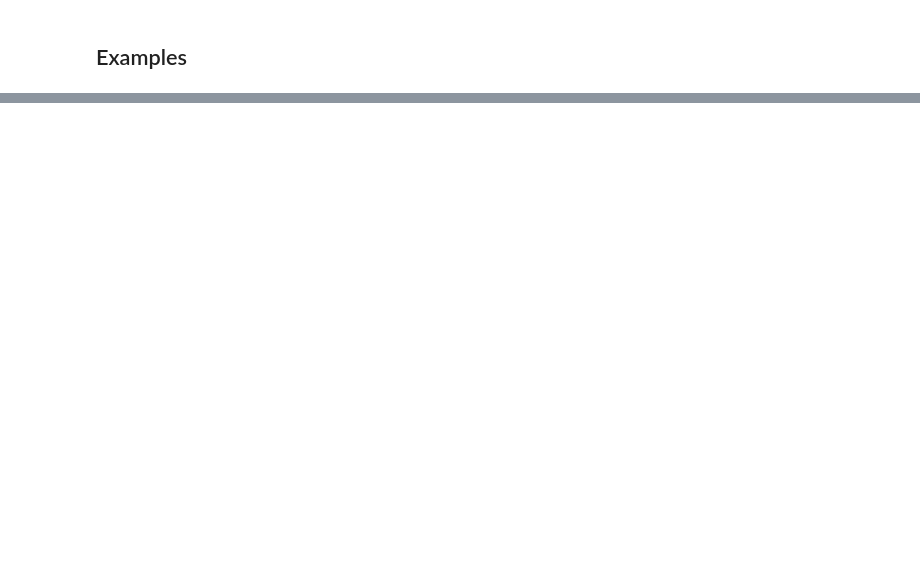
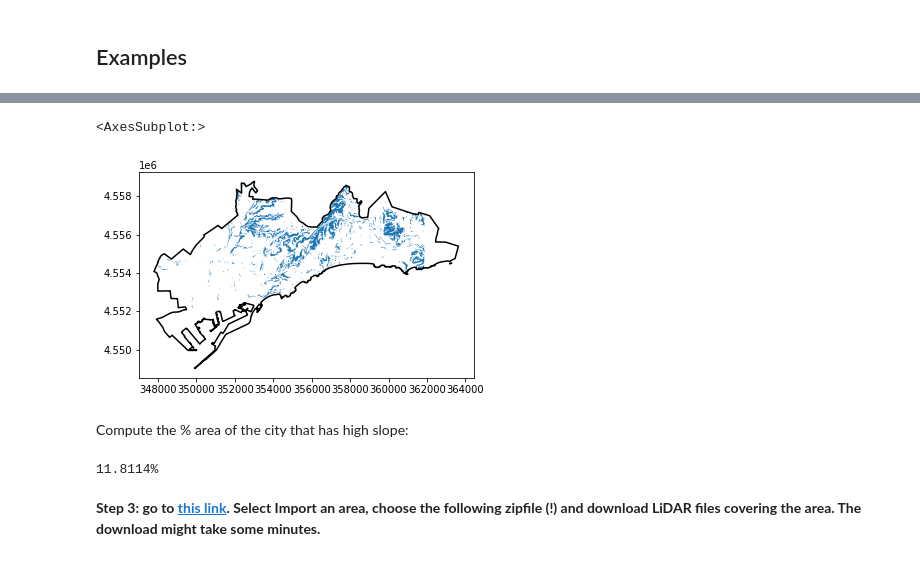
Before and after one commit to cloudbutton/geospatial-bootstrap, a Jupyter notebook: Geospatial Bootstrap.ipynb, the cells around one changed output, grey strips where cells are left out. Cells and saved outputs as stored; diff of their text form; code cells hidden in the pictures; blank space fills up the shorter version.

```diff
--- a/Geospatial Bootstrap.ipynb
+++ b/Geospatial Bootstrap.ipynb
@@ -279,0 +316,44 @@ lithops.LocalhostExecutor()
+# %%
+# zip_path = "/absolute/path/to/my/downloaded/zipfile.zip"
+zip_path = "/home/sergi/cloudbutton/geospatial-bootstrap/data/mp20p5m_ETRS89zt1616497732291.zip"
+# %%
+def read_icgc_file(my_path):
+    import zipfile
+    from os import path, remove
+
+    my_dir = path.dirname(my_path)
+    gs = gpd.GeoSeries()
+
+    with zipfile.ZipFile(my_path) as zip:
+        files = zip.namelist()
+        zip.extractall(path=my_dir)
+
+        for file in files:
+            file_path = my_dir + "/" + file
+            with zipfile.ZipFile(file_path) as inner_zip:
+                for shapefile in inner_zip.namelist():
+                    if shapefile.endswith(".shp"):
+                        series = gpd.read_file(file_path + "!" + shapefile).geometry
+                        gs = gs.append(series)
+            remove(file_path)
+
+    return gs
+# %%
+high_slope = read_icgc_file(zip_path)
+high_slope = town_borders.intersection(high_slope.unary_union)  # Discard any areas out of the town borders
+                                                                # (ICGC files usually cover a wider zone than requested)
+# %%
+ax = town_borders.boundary.plot(color="black")
+high_slope.plot(ax=ax)
+# %% [output]
+<AxesSubplot:>
+[figure, added]
+# %% [markdown]
+Compute the % area of the city that has high slope:
+# %%
+percentage = float(high_slope.area / town_borders.area * 100)
+print(f"{percentage:.4f}%")
+# %% [output]
+11.8114%
+# %% [markdown]
+**Step 3: go to [this link](http://www.icc.cat/appdownloads/?c=dlfxlidar2#). Select Import an area, choose the following zipfile (!) and download LiDAR files covering the area. The download might take some minutes.**
```
Also changed, not shown: parts of 19 cells of this notebook, 1 other file.
